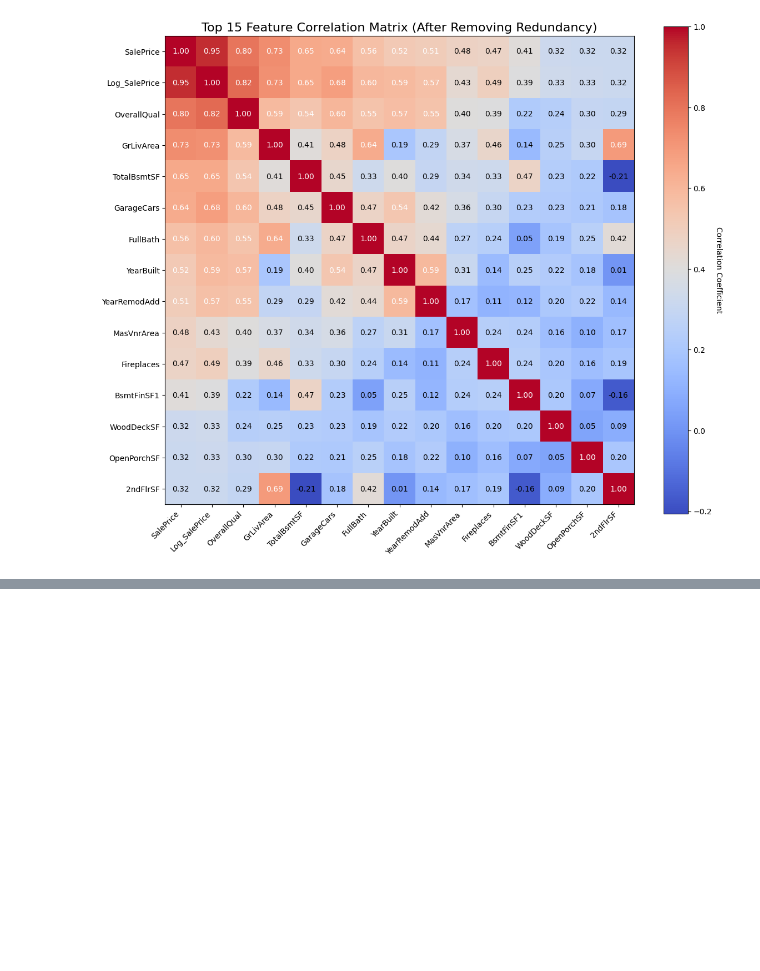
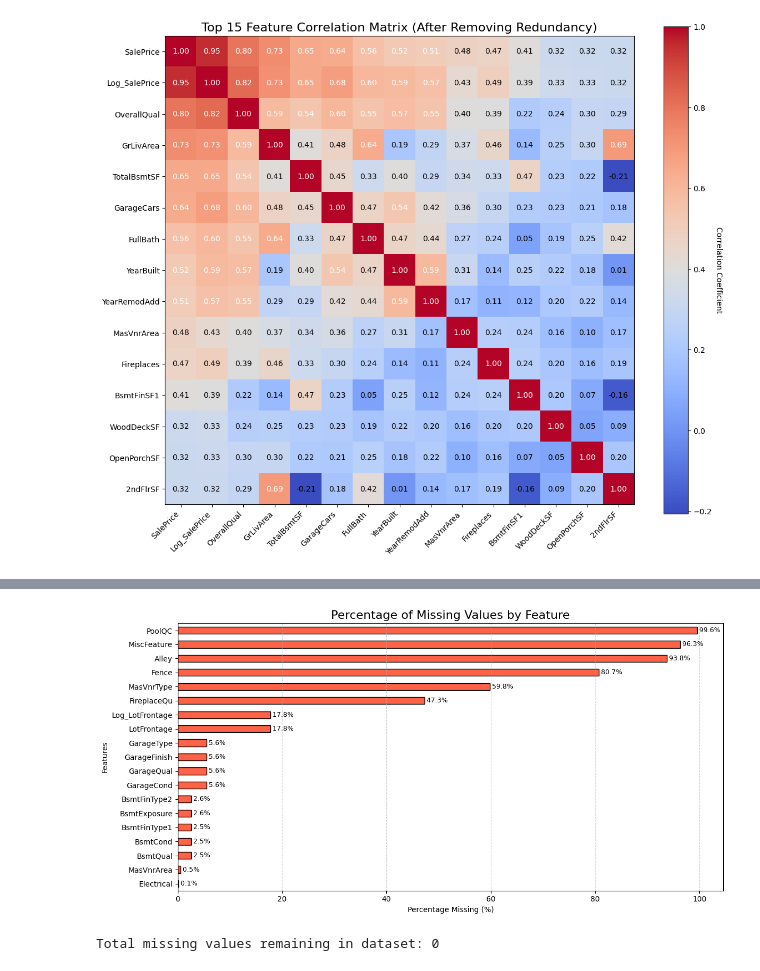
Before and after one commit to Kabir5296/HousingPrices-DS675-Project, a Jupyter notebook: EDA.ipynb, the cells around one changed output, grey strips where cells are left out. Drawn from its saved outputs; the diff is of its cells as text; code cells hidden in the pictures; blank space fills up the shorter version.

```diff
--- a/EDA.ipynb
+++ b/EDA.ipynb
@@ -215,0 +282,72 @@ dtype: float64
+# %%
+# in this stage of EDA, lets look at the missing values (if any)
+
+missing = df.isnull().sum()
+missing = missing[missing > 0]
+missing.sort_values(inplace=True)
+missing_percent = (missing / len(df)) * 100
+
+plt.figure(figsize=(12, 6))
+ax = missing_percent.plot.barh(color='tomato', edgecolor='black')
+
+plt.title("Percentage of Missing Values by Feature", fontsize=16)
+plt.xlabel("Percentage Missing (%)")
+plt.ylabel("Features")
+plt.grid(True, axis='x', linestyle='--', alpha=0.5)
+
+for index, value in enumerate(missing_percent):
+    plt.text(value, index, f" {value:.1f}%", va='center', fontsize=9)
+
+plt.tight_layout()
+plt.show()
+
+# as the plot shows, there are some columns that have very high missing values (>90%) and some low. we need to evaluate what to do with these missing values
+
+# For columns like PoolQC, MiscFeature, Alley, Fence, and FireplaceQu, a 'NaN' value does not mean data is lost. It effectively acts as a boolean flag meaning "This house does not have this feature."
+# action: We will fill these 'NaN's with the string "None" to create a new category.
+# These features (GarageType, GarageFinish, BsmtQual) appear in groups. If a house has no garage, all garage categorical variables (Type, Qual, Cond) are NaN, and all numerical variables (Area, Cars) are NaN.
+# action: Categorical Garage/Bsmt/Masonry columns -> Fill with "None". Numerical Garage/Bsmt/Masonry columns   -> Fill with 0.
+# Every house definitely has a street frontage; the data is genuinely missing. Since lot frontage is physical geometry, it is highly correlated with the specific neighborhood density (specific streets have standard lot widths).
+# action: We fill 'NaN' in LotFrontage with the median LotFrontage of that specific Neighborhood.
+# There is only 1 missing value here. It is safe to assume this house has the standard system.
+# action: Fill with the Mode (Most frequent value), which is 'SBrkr'.
+
+cols_to_fill_none = [
+    'PoolQC', 'MiscFeature', 'Alley', 'Fence', 'FireplaceQu',
+    'GarageType', 'GarageFinish', 'GarageQual', 'GarageCond',
+    'BsmtQual', 'BsmtCond', 'BsmtExposure', 'BsmtFinType1', 'BsmtFinType2',
+    'MasVnrType'
+]
+
+for col in cols_to_fill_none:
+    df[col] = df[col].fillna("None")
+
+cols_to_fill_zero = [
+    'GarageYrBlt', 'GarageCars', 'GarageArea',
+    'BsmtFinSF1', 'BsmtFinSF2', 'BsmtUnfSF', 'TotalBsmtSF', 'BsmtFullBath', 'BsmtHalfBath',
+    'MasVnrArea'
+]
+
+for col in cols_to_fill_zero:
+    if col in df.columns:
+        df[col] = df[col].fillna(0)
+
+df['LotFrontage'] = df.groupby("Neighborhood")['LotFrontage'].transform(
+    lambda x: x.fillna(x.median())
+)
+
+df['Log_LotFrontage'] = df.groupby("Neighborhood")['Log_LotFrontage'].transform(
+    lambda x: x.fillna(x.median())
+)
+
+df['Electrical'] = df['Electrical'].fillna(df['Electrical'].mode()[0])
+
+remaining_missing = df.isnull().sum().sum()
+print(f"Total missing values remaining in dataset: {remaining_missing}")
+
+if remaining_missing > 0:
+    print("\nColumns still containing missing values:")
+    print(df.isnull().sum()[df.isnull().sum() > 0])
+# %% [output]
+[figure, added]
+Total missing values remaining in dataset: 0
```
Also changed, not shown: parts of 3 cells of this notebook, 1 other file.
